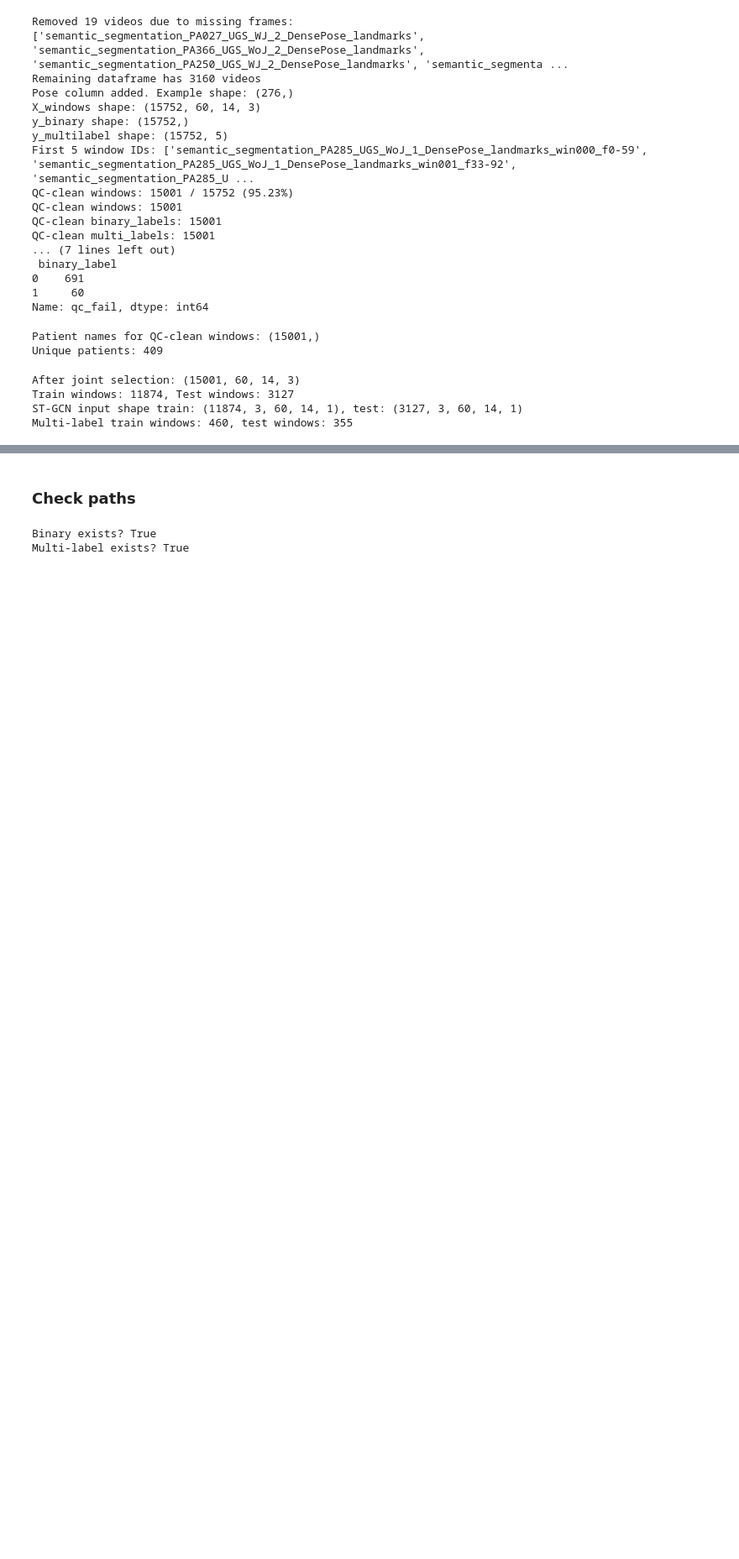
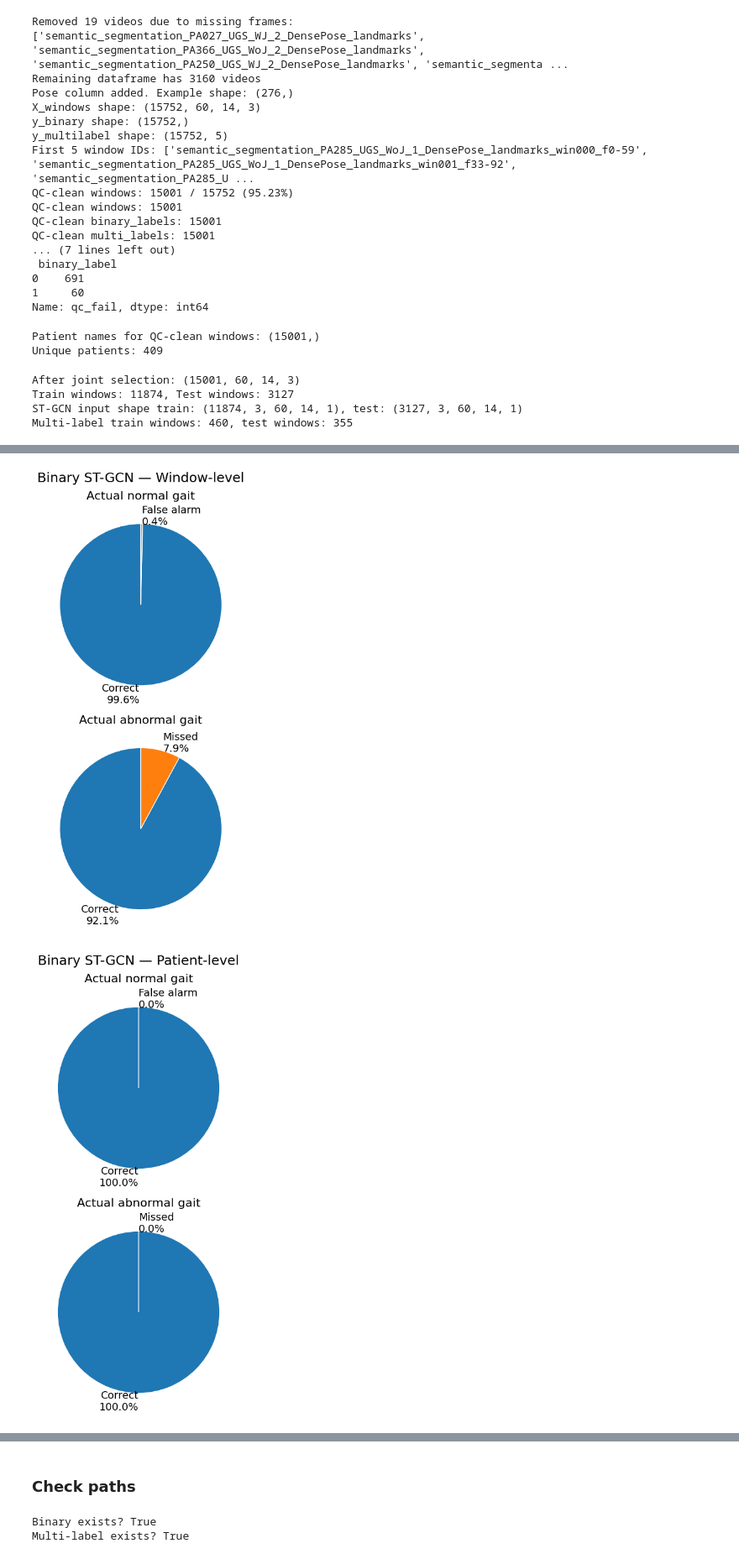
Before and after one commit to vaibhavredekar/GAITy-Capstone-Modeling, a Jupyter notebook: notebooks/plotting_results.ipynb, the cells around one changed output, grey strips where cells are left out. Shown at 84% size. Drawn from its saved outputs; the diff is of its cells as text; code cells hidden in the pictures; blank space fills up the shorter version.

```diff
--- a/notebooks/plotting_results.ipynb
+++ b/notebooks/plotting_results.ipynb
@@ -477,0 +547,21 @@ Confusion matrix:
+# %%
+# Window-level binary confusion matrix
+plot_out_of_100_pies(
+    cm_window_bin,
+    title="Binary ST-GCN — Window-level",
+    suptitle_fontsize=18,
+    slice_label_fontsize=14,
+    subplot_title_fontsize=16
+)
+
+# Patient-level binary confusion matrix
+plot_out_of_100_pies(
+    cm_patient_bin,
+    title="Binary ST-GCN — Patient-level",
+    suptitle_fontsize=18,
+    slice_label_fontsize=14,
+    subplot_title_fontsize=16
+)
+# %% [output]
+[figure, added]
+[figure, added]
```
Also changed, not shown: parts of 32 cells of this notebook, 7 other files.
